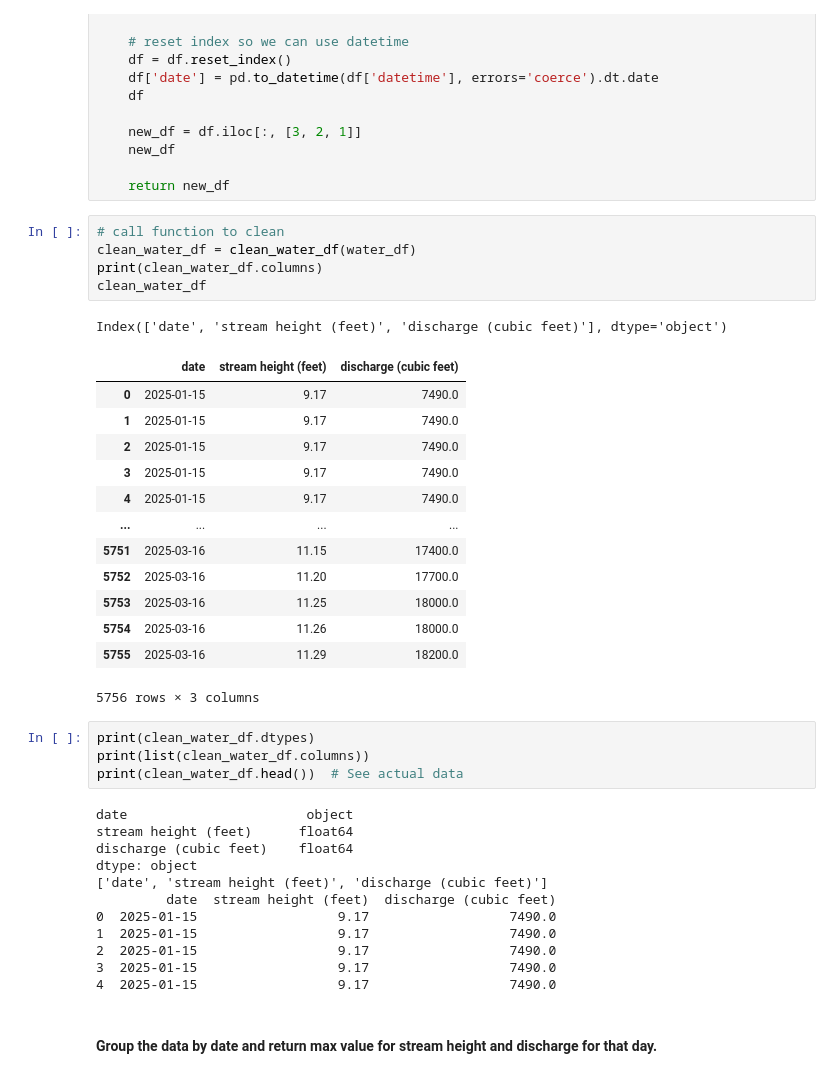
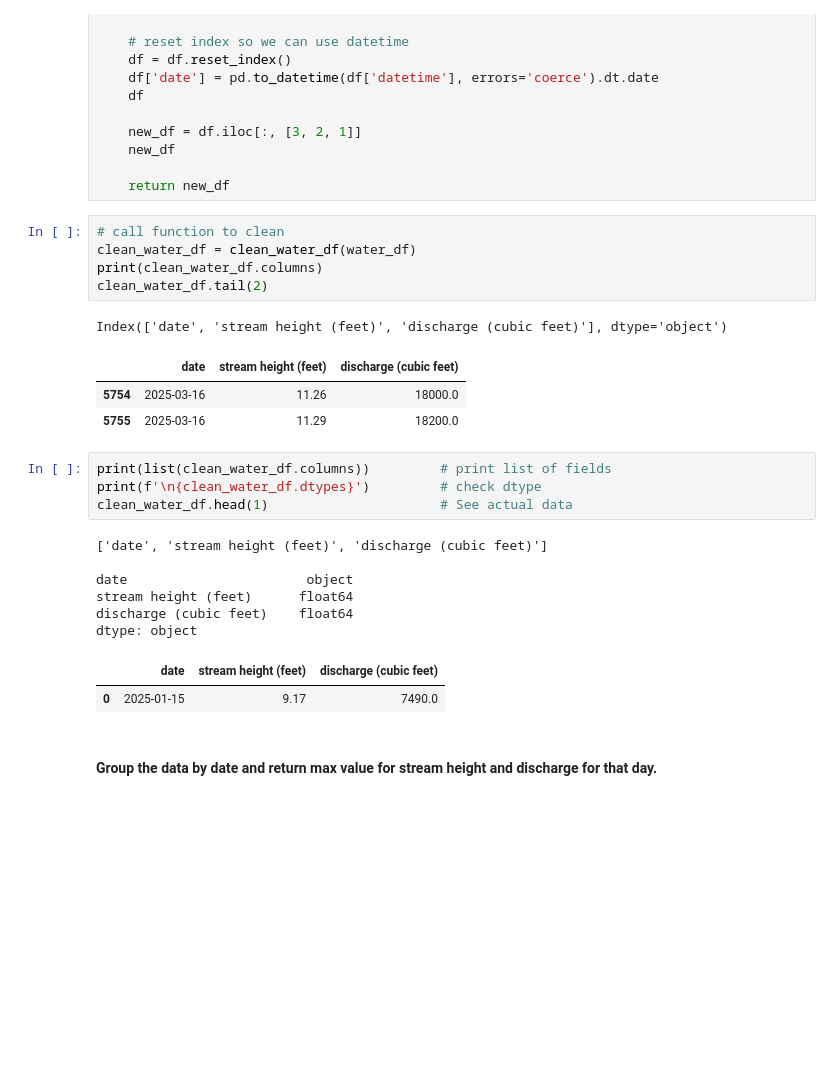
Before and after one commit to ianhorn/codeky-da-capstone, a Jupyter notebook: project/project.ipynb, the cells around one changed output. Drawn from its saved outputs; the diff is of its cells as text; blank space fills up the shorter version.

```diff
--- a/project/project.ipynb
+++ b/project/project.ipynb
@@ -95,39 +84,26 @@ def clean_water_df(df):
 # %%
 # call function to clean
 clean_water_df = clean_water_df(water_df)
 print(clean_water_df.columns)
-clean_water_df
+clean_water_df.tail(2)
 # %% [output]
 Index(['date', 'stream height (feet)', 'discharge (cubic feet)'], dtype='object')
 |  | date | stream height (feet) | discharge (cubic feet) |
-| 0 | 2025-01-15 | 9.17 | 7490.0 |
-| 1 | 2025-01-15 | 9.17 | 7490.0 |
-| 2 | 2025-01-15 | 9.17 | 7490.0 |
-| 3 | 2025-01-15 | 9.17 | 7490.0 |
-| 4 | 2025-01-15 | 9.17 | 7490.0 |
-| ... | ... | ... | ... |
-| 5751 | 2025-03-16 | 11.15 | 17400.0 |
-| 5752 | 2025-03-16 | 11.20 | 17700.0 |
-| 5753 | 2025-03-16 | 11.25 | 18000.0 |
 | 5754 | 2025-03-16 | 11.26 | 18000.0 |
 | 5755 | 2025-03-16 | 11.29 | 18200.0 |
-5756 rows × 3 columns
 # %%
-print(clean_water_df.dtypes)
-print(list(clean_water_df.columns))
-print(clean_water_df.head())  # See actual data
+print(list(clean_water_df.columns))         # print list of fields
+print(f'\n{clean_water_df.dtypes}')         # check dtype
+clean_water_df.head(1)                      # See actual data
 # %% [output]
+['date', 'stream height (feet)', 'discharge (cubic feet)']
+
 date                       object
 stream height (feet)      float64
 discharge (cubic feet)    float64
 dtype: object
-['date', 'stream height (feet)', 'discharge (cubic feet)']
-         date  stream height (feet)  discharge (cubic feet)
-0  2025-01-15                  9.17                  7490.0
-1  2025-01-15                  9.17                  7490.0
-2  2025-01-15                  9.17                  7490.0
-3  2025-01-15                  9.17                  7490.0
-4  2025-01-15                  9.17                  7490.0
+|  | date | stream height (feet) | discharge (cubic feet) |
+| 0 | 2025-01-15 | 9.17 | 7490.0 |
 # %% [markdown]
 #### Group the data by date and return max value for stream height and discharge for that day.
 # %%
```
Also changed, not shown: parts of 10 cells of this notebook.
